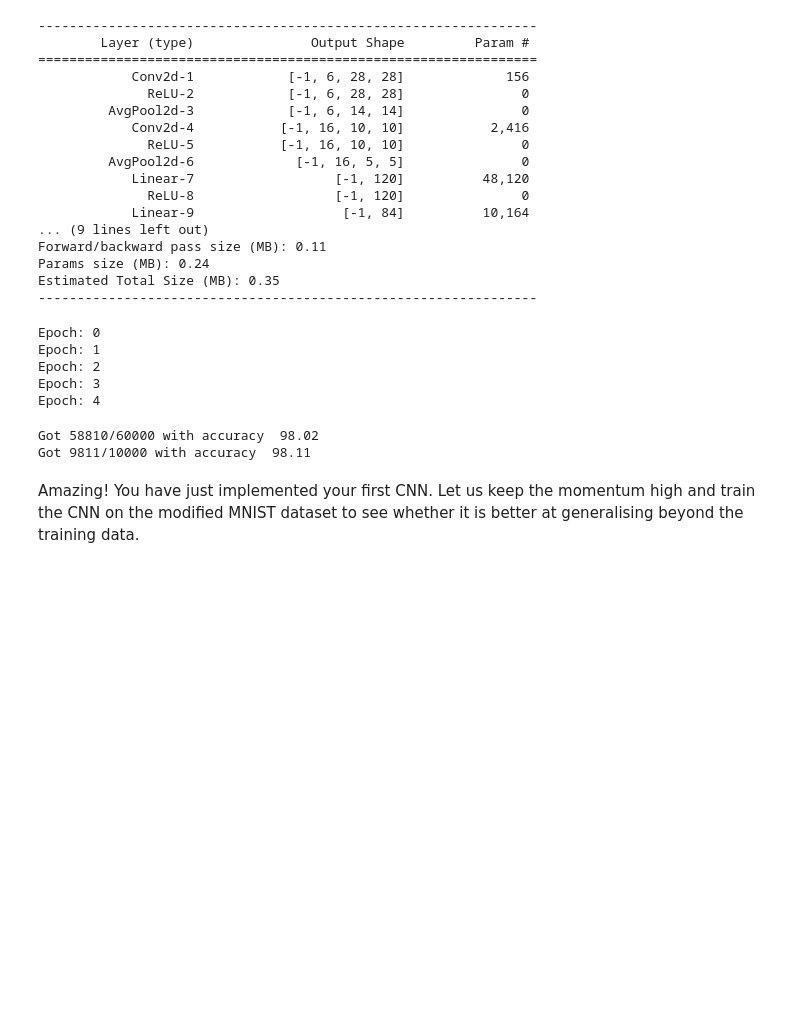
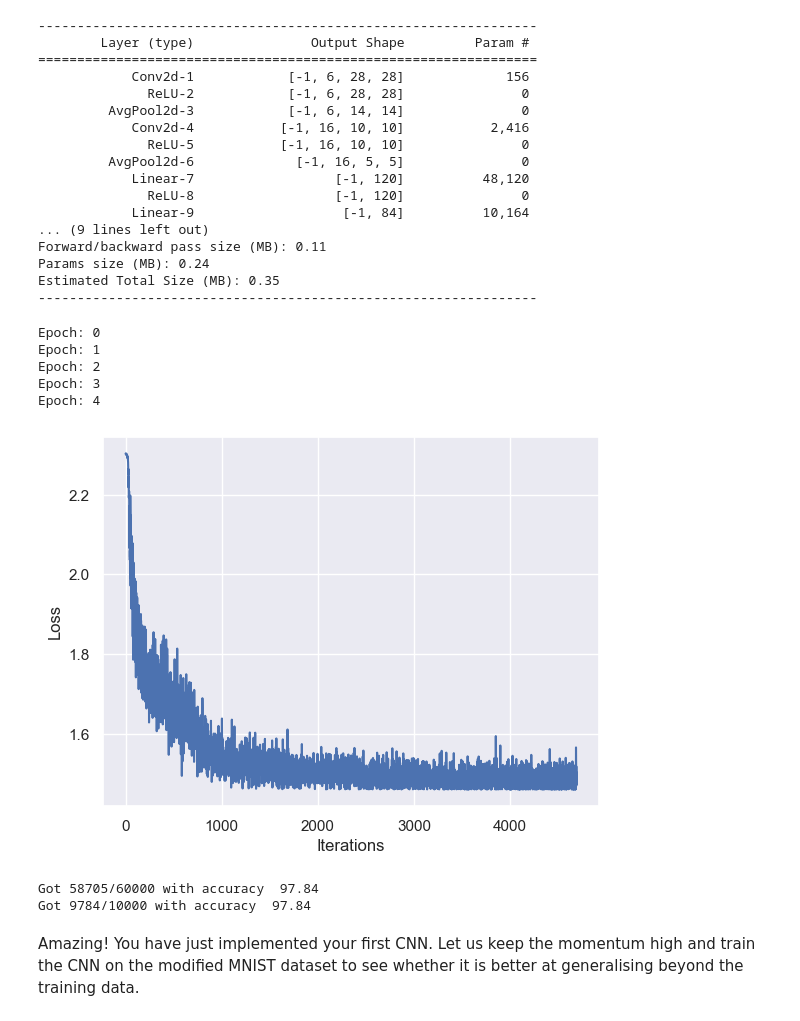
Before and after one commit to equinor/kai-edc2024-workshop, a Jupyter notebook: 2_inductive_biases_and_symmetries/solution.ipynb, the cells around one changed output. Saved outputs shown, nothing was run; the diff lists cells and outputs as text; code cells hidden in the pictures; blank space fills up the shorter version.

```diff
--- a/2_inductive_biases_and_symmetries/solution.ipynb
+++ b/2_inductive_biases_and_symmetries/solution.ipynb
@@ -365,41 +372,28 @@ test_loader = DataLoader(dataset=test_dataset, batch_size=batch_size, shuffle=Tr
 # %%
 # Train Network
 learning_rate = 0.001
 num_epochs = 5
 
 device = torch.device('cuda' if torch.cuda.is_available() else 'cpu')
 model = LeNet().to(device)
 criterion = nn.CrossEntropyLoss()
 optimizer = optim.Adam(model.parameters(), lr=learning_rate)
-for epoch in range(num_epochs):
-    print(f'Epoch: {epoch}')
-
-    for batch_idx, (data, targets) in enumerate(train_loader):
-        data = data.to(device=device)
-        targets = targets.to(device=device)
-
-        scores = model(data)
-        loss = criterion(scores, targets)
-
-        # backward
-        optimizer.zero_grad()  # set all gradients to zero for each batch
-        loss.backward()
-
-        # gradient descent
-        optimizer.step()
+kai.train_mnist_model(
+    num_epochs, model, objective, optimizer, train_loader, device)
 # %% [output]
 Epoch: 0
 Epoch: 1
 Epoch: 2
 Epoch: 3
 Epoch: 4
+[figure, added]
 # %%
 # Check the performance of the model
 kai.check_accuracy(train_loader, model, device)
 kai.check_accuracy(test_loader, model, device)
 # %% [output]
-Got 58810/60000 with accuracy  98.02
-Got 9811/10000 with accuracy  98.11
+Got 58705/60000 with accuracy  97.84
+Got 9784/10000 with accuracy  97.84
 # %% [markdown]
 Amazing! You have just implemented your first CNN. Let us keep the momentum high and train the CNN on the modified MNIST dataset to see whether it is better at generalising beyond the training data.
 # %% [markdown]
```
Also changed, not shown: parts of 31 cells of this notebook, 2 other files.
